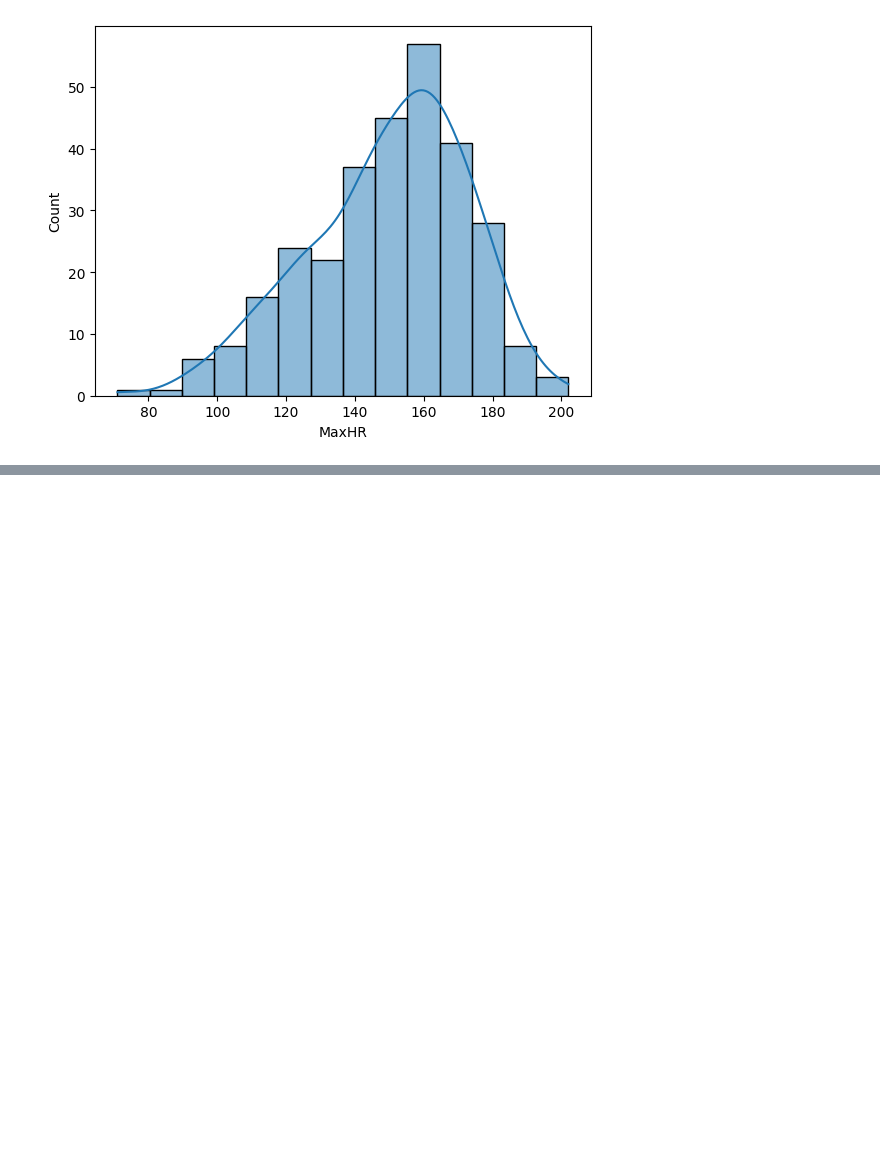
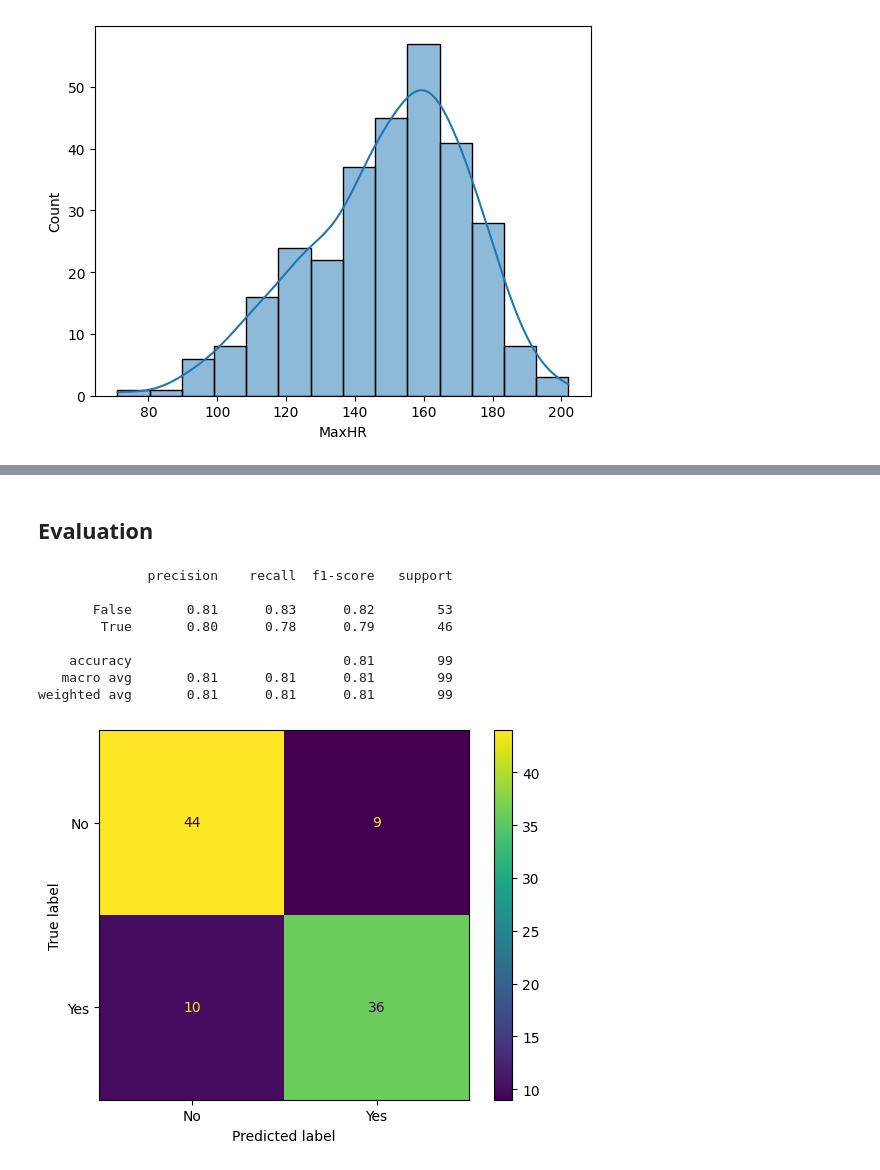
Before and after one commit to ArthurLopez1/AI-Arthur-Lopez-OPA23, a Jupyter notebook: code_alongs/Lec07_random_forest.ipynb, the cells around one changed output, grey strips where cells are left out. Cells and saved outputs as stored; diff of their text form; code cells hidden in the pictures; blank space fills up the shorter version.

Commit message:
Code Alongs - train split test, evaluation

```diff
--- a/code_alongs/Lec07_random_forest.ipynb
+++ b/code_alongs/Lec07_random_forest.ipynb
@@ -194,0 +197,3 @@ sns.histplot(data=df, x="MaxHR", kde=True)
+# %%
+df_dummies = pd.get_dummies(df, drop_first=True)
+df_dummies
@@ -194,0 +216,8 @@ sns.histplot(data=df, x="MaxHR", kde=True)
+# %%
+from sklearn.model_selection import train_test_split
+
+X, y = df_dummies.drop("AHD_Yes", axis=1), df_dummies["AHD_Yes"]
+
+X_train, X_test, y_train, y_test = train_test_split(
+    X, y, test_size=0.33, random_state=42
+)
@@ -194,0 +226,9 @@ sns.histplot(data=df, x="MaxHR", kde=True)
+# %%
+from sklearn.ensemble import RandomForestClassifier
+
+# note: random forest and decision trees don't need scaling
+model= RandomForestClassifier(random_state=42)
+model.fit(X_train, y_train)
+
+y_pred = model.predict(X_test)
+y_pred
@@ -194,0 +247,21 @@ sns.histplot(data=df, x="MaxHR", kde=True)
+# %% [markdown]
+## Evaluation
+# %%
+from sklearn.metrics import classification_report, confusion_matrix, ConfusionMatrixDisplay
+
+def evaluate_classification(y_test, y_pred, labels = ["No", "Yes"]):
+    print(classification_report(y_test, y_pred))
+    cm = confusion_matrix(y_test, y_pred)
+    ConfusionMatrixDisplay(cm, display_labels=labels).plot()
+
+evaluate_classification(y_test, y_pred)
+# %% [output]
+              precision    recall  f1-score   support
+
+       False       0.81      0.83      0.82        53
+        True       0.80      0.78      0.79        46
+
+    accuracy                           0.81        99
+   macro avg       0.81      0.81      0.81        99
+weighted avg       0.81      0.81      0.81        99
+[figure, added]
```
Also changed, not shown: parts of 8 cells of this notebook.
